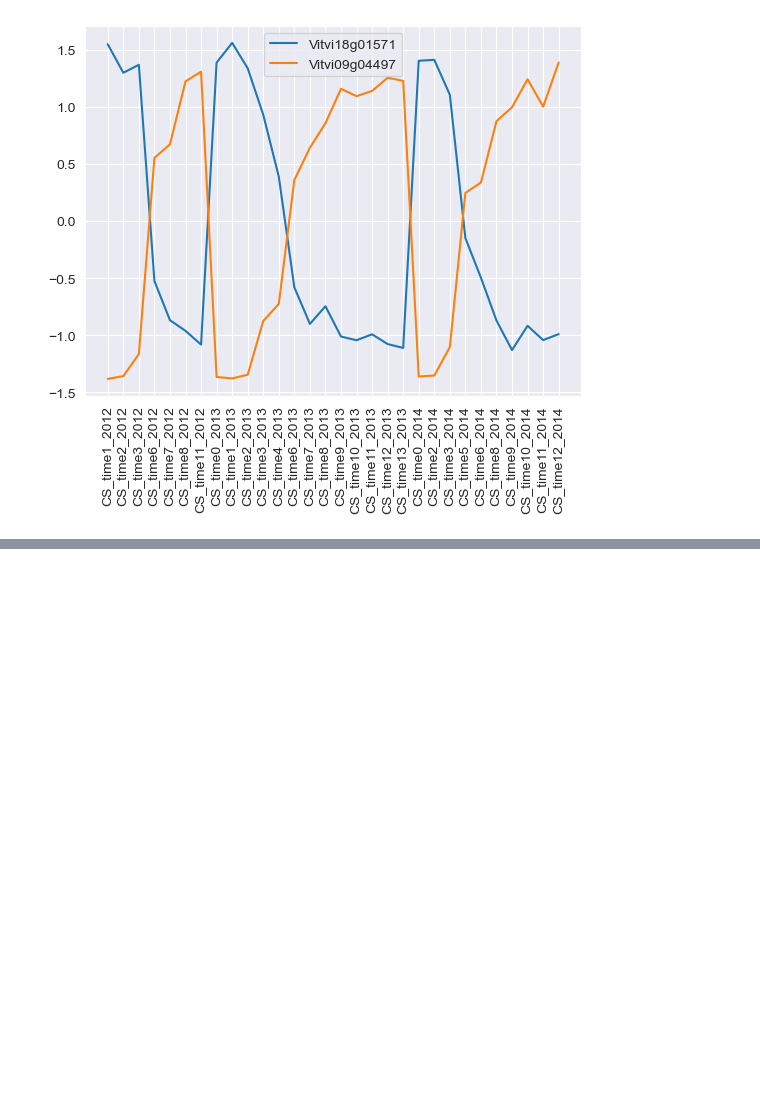
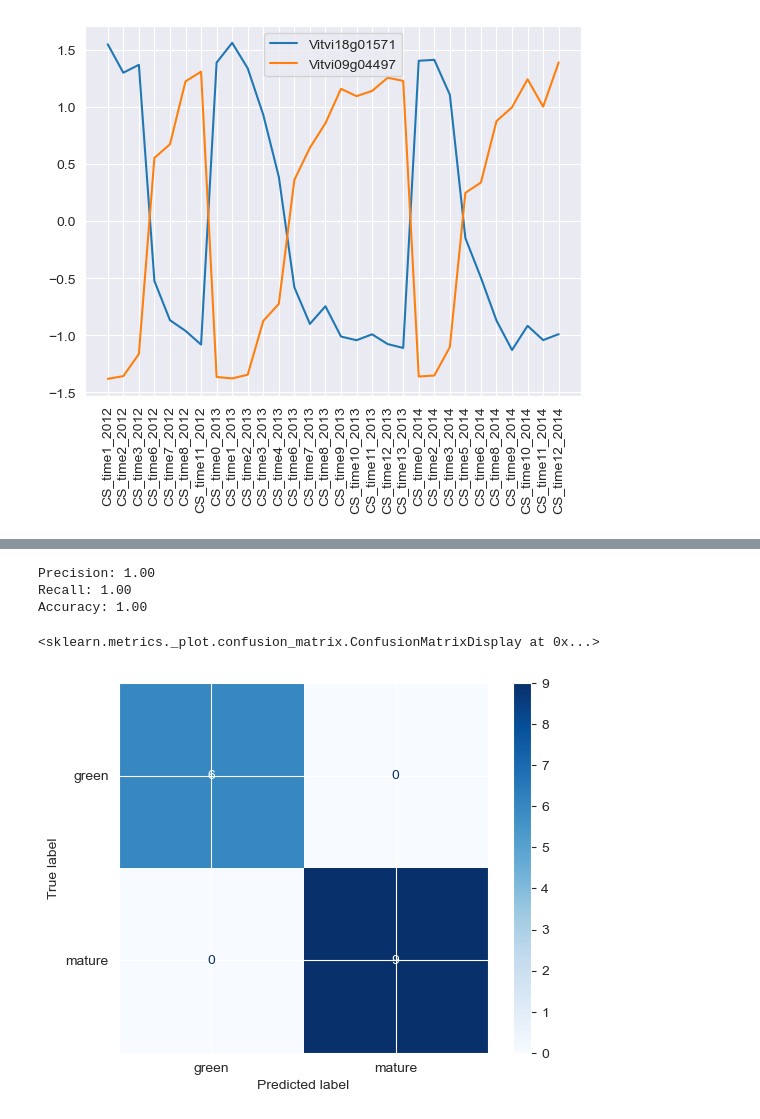
Before and after one commit to martaS95/MM_ML, a Jupyter notebook: src/omics_integration.ipynb, the cells around one changed output, grey strips where cells are left out. Drawn from its saved outputs; the diff is of its cells as text; code cells hidden in the pictures; blank space fills up the shorter version.

```diff
--- a/src/omics_integration.ipynb
+++ b/src/omics_integration.ipynb
@@ -188,0 +274,19 @@ plt.xticks(rotation=90)
+# %%
+rf_model = RandomForestClassifier(n_estimators=100)
+
+rf_model.fit(data_train, y_train)
+
+rf_y_pred = rf_model.predict(data_test)
+
+print('Precision: %0.2f' % precision_score(y_test, rf_y_pred, average='weighted'))
+print('Recall: %0.2f' % recall_score(y_test, rf_y_pred, average='weighted'))
+print('Accuracy: %0.2f' % accuracy_score(y_test, rf_y_pred))
+
+rf_cm = ConfusionMatrixDisplay.from_predictions(y_test, rf_y_pred, display_labels=rf_model.classes_, cmap='Blues')
+rf_cm
+# %% [output]
+Precision: 1.00
+Recall: 1.00
+Accuracy: 1.00
+<sklearn.metrics._plot.confusion_matrix.ConfusionMatrixDisplay at 0x...>
+[figure, added]
```
Also changed, not shown: parts of 32 cells of this notebook, 3 other files.
